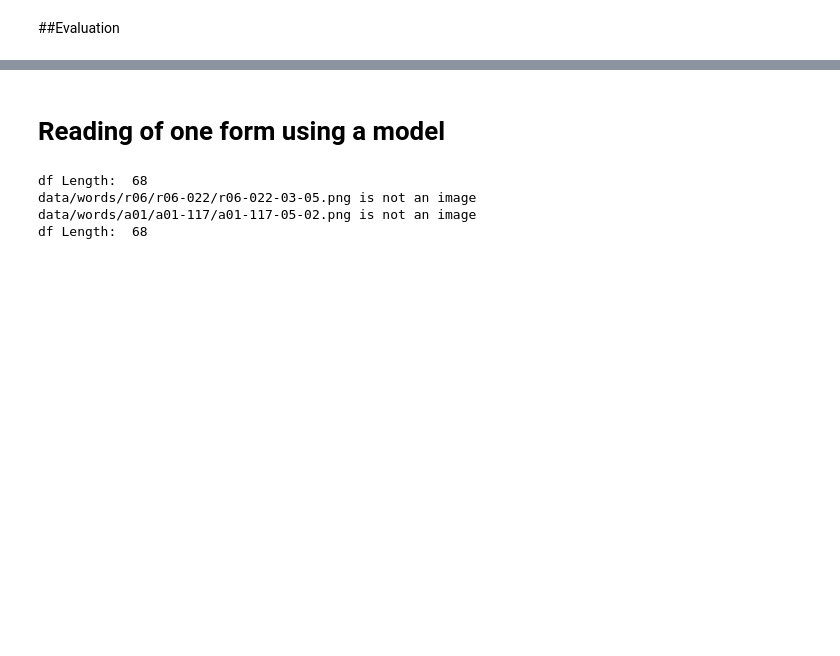
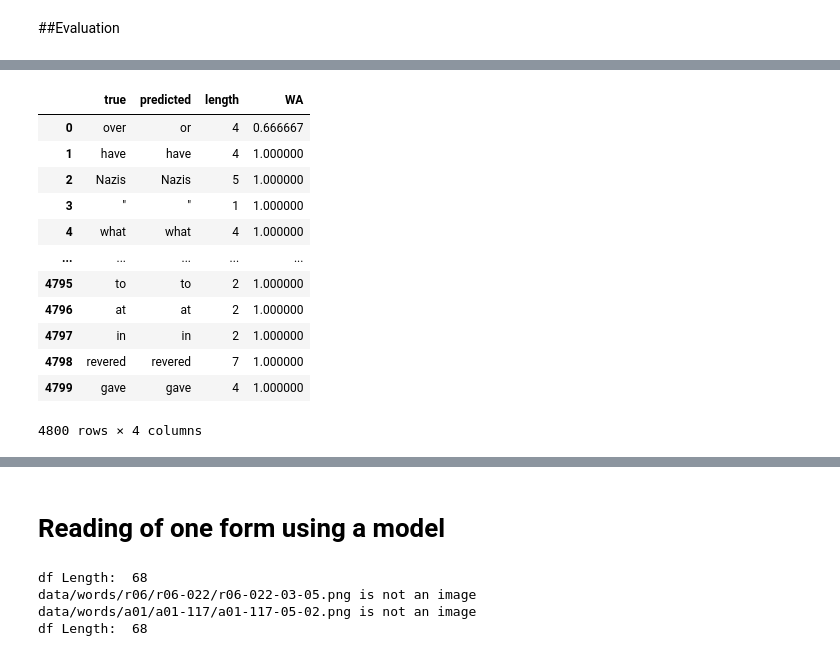
Before and after one commit to Zokoban/pyOCRTEN, a Jupyter notebook: ocr_project.ipynb, the cells around one changed output, grey strips where cells are left out. Drawn from its saved outputs; the diff is of its cells as text; code cells hidden in the pictures; blank space fills up the shorter version.

```diff
--- a/ocr_project.ipynb
+++ b/ocr_project.ipynb
@@ -1103,0 +1125,28 @@ np.array(results)[np.array(score) < 0.1][:10]
+# %%
+pred_df=pd.DataFrame(results_beam_search,columns=["true","predicted"])
+pred_df["true"] = pred_df["true"].apply(lambda word : word.decode("utf-8"))
+
+pred_df["length"] = pred_df["true"].apply(lambda word : len(word))
+
+
+
+def f(x,y):
+  return difflib.SequenceMatcher(None,x,y).ratio()
+
+pred_df["WA"] = pred_df.apply(lambda x : f(x.true,x.predicted),axis=1)
+
+pred_df
+# %% [output]
+|  | true | predicted | length | WA |
+| 0 | over | or | 4 | 0.666667 |
+| 1 | have | have | 4 | 1.000000 |
+| 2 | Nazis | Nazis | 5 | 1.000000 |
+| 3 | " | " | 1 | 1.000000 |
+| 4 | what | what | 4 | 1.000000 |
+| ... | ... | ... | ... | ... |
+| 4795 | to | to | 2 | 1.000000 |
+| 4796 | at | at | 2 | 1.000000 |
+| 4797 | in | in | 2 | 1.000000 |
+| 4798 | revered | revered | 7 | 1.000000 |
+| 4799 | gave | gave | 4 | 1.000000 |
+4800 rows × 4 columns
```
Also changed, not shown: parts of 12 cells of this notebook.
